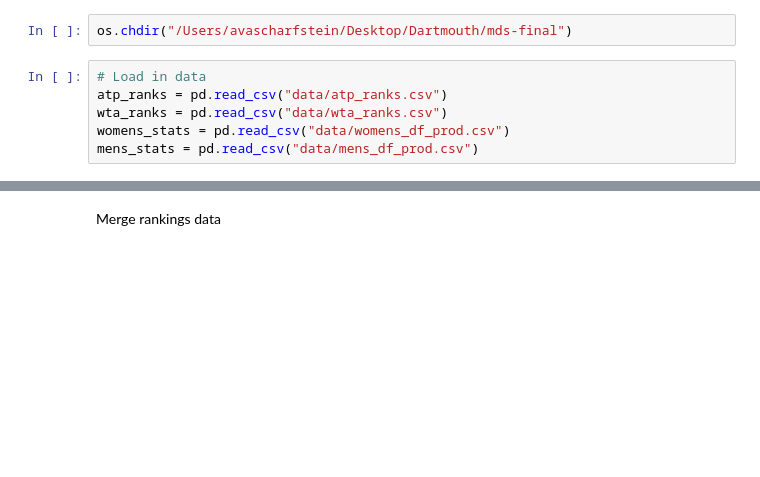
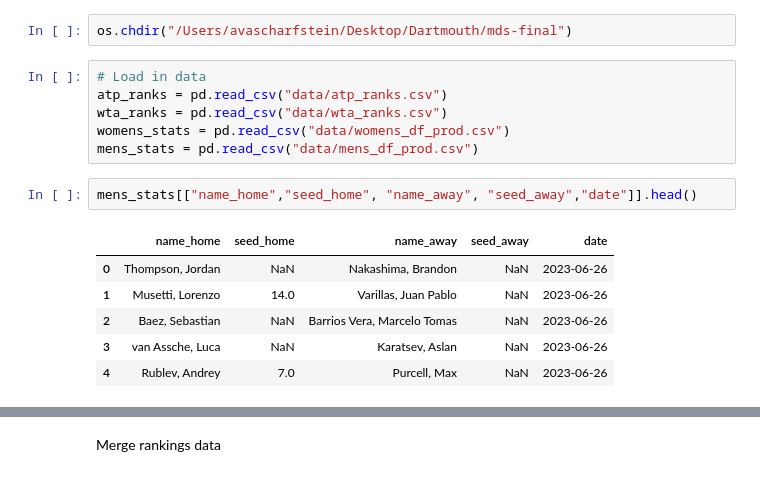
Before and after one commit to scharfsteina/mds-final, a Jupyter notebook: preprocessing/merging.ipynb, the cells around one changed output, grey strips where cells are left out. Drawn from its saved outputs; the diff is of its cells as text; blank space fills up the shorter version.

```diff
--- a/preprocessing/merging.ipynb
+++ b/preprocessing/merging.ipynb
@@ -10,3 +10,12 @@ atp_ranks = pd.read_csv("data/atp_ranks.csv")
 wta_ranks = pd.read_csv("data/wta_ranks.csv")
 womens_stats = pd.read_csv("data/womens_df_prod.csv")
 mens_stats = pd.read_csv("data/mens_df_prod.csv")
+# %%
+mens_stats[["name_home","seed_home", "name_away", "seed_away","date"]].head()
+# %% [output]
+|  | name_home | seed_home | name_away | seed_away | date |
+| 0 | Thompson, Jordan | NaN | Nakashima, Brandon | NaN | 2023-06-26 |
+| 1 | Musetti, Lorenzo | 14.0 | Varillas, Juan Pablo | NaN | 2023-06-26 |
+| 2 | Baez, Sebastian | NaN | Barrios Vera, Marcelo Tomas | NaN | 2023-06-26 |
+| 3 | van Assche, Luca | NaN | Karatsev, Aslan | NaN | 2023-06-26 |
+| 4 | Rublev, Andrey | 7.0 | Purcell, Max | NaN | 2023-06-26 |
```
Also changed, not shown: parts of 1 cell of this notebook, 8 other files.
